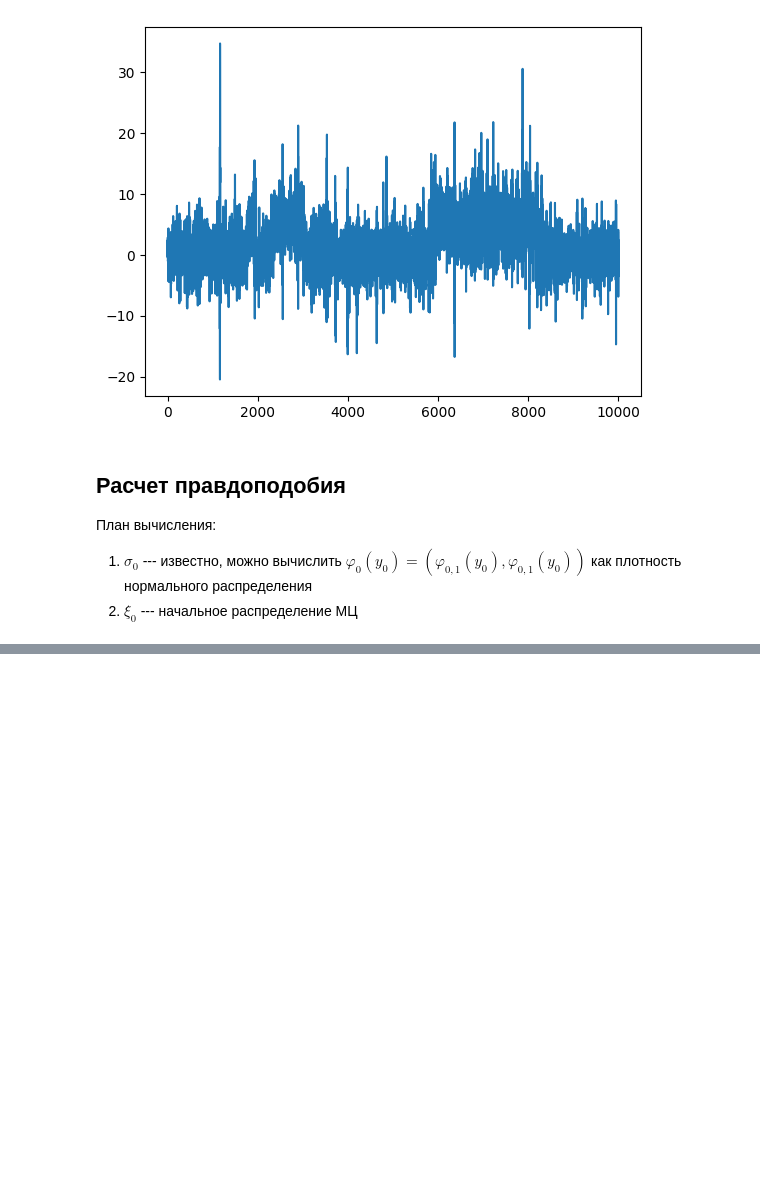
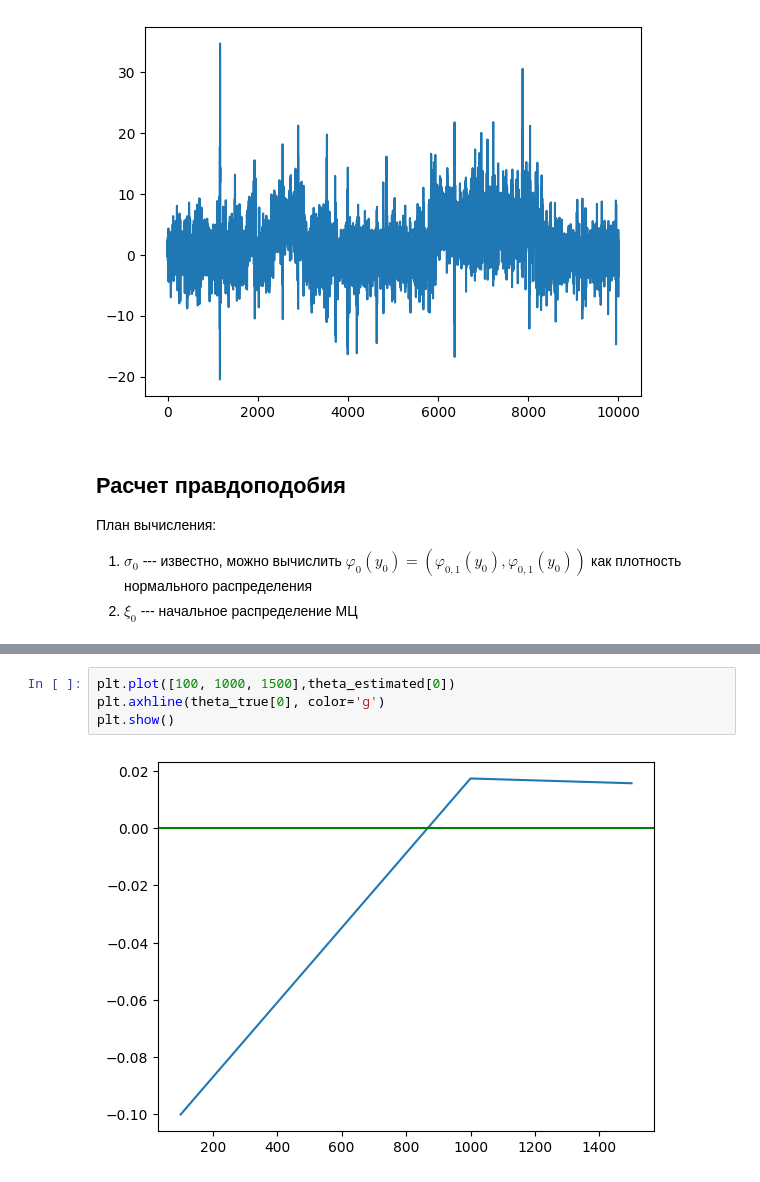
Before and after one commit to ddobryy/my, a Jupyter notebook: thesis_3rd_course/garch.ipynb, the cells around one changed output, grey strips where cells are left out. Saved outputs shown, nothing was run; the diff lists cells and outputs as text; blank space fills up the shorter version.

```diff
--- a/thesis_3rd_course/garch.ipynb
+++ b/thesis_3rd_course/garch.ipynb
@@ -452,0 +561,6 @@ print(sigmasq)
+# %%
+plt.plot([100, 1000, 1500],theta_estimated[0])
+plt.axhline(theta_true[0], color='g')
+plt.show()
+# %% [output]
+[figure, added]
```
Also changed, not shown: parts of 18 cells of this notebook.
